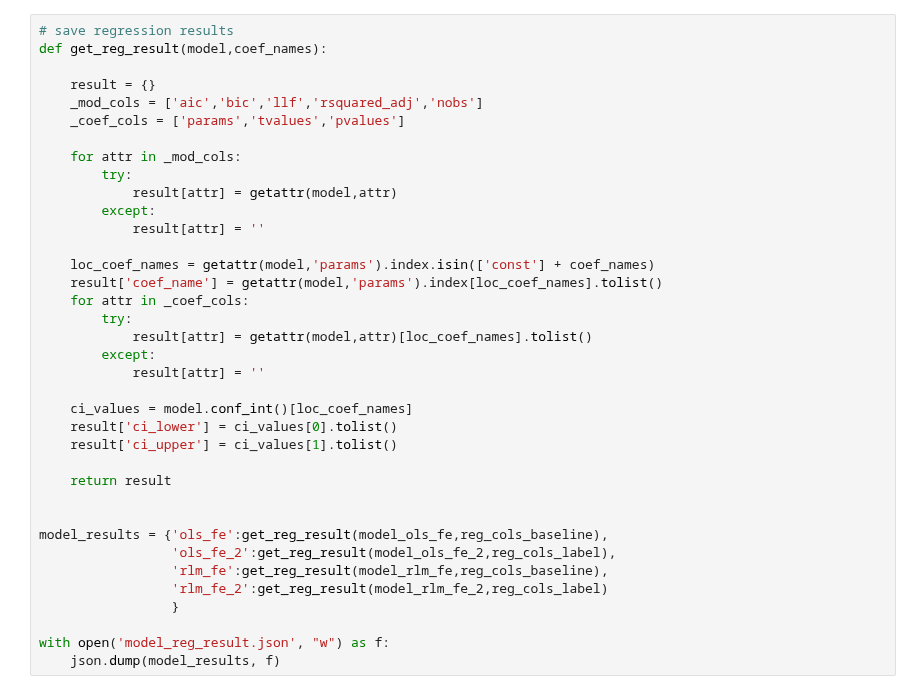
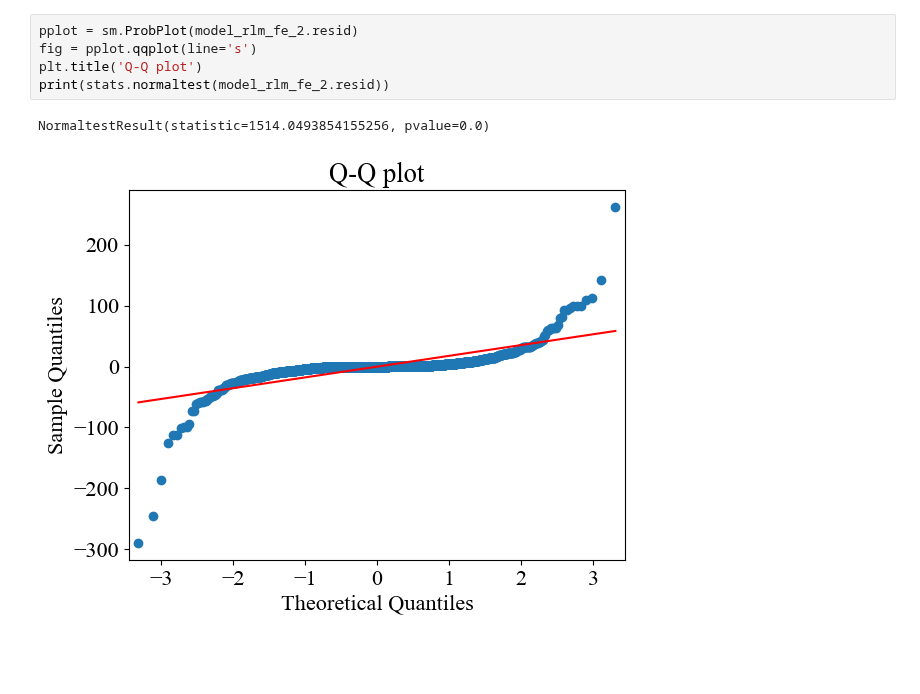
Before and after one commit to zarkwang/attention_discount_project, a Jupyter notebook: experiment_2/analysis.ipynb, the cells around one changed output. Cells and saved outputs as stored; diff of their text form; blank space fills up the shorter version.

```diff
--- a/experiment_2/analysis.ipynb
+++ b/experiment_2/analysis.ipynb
@@ -519,37 +261,8 @@ Text(0, 0.5, 'indifference point minus front-end amount (£)')
-# %%
-# save regression results
-def get_reg_result(model,coef_names):
-
-    result = {}
-    _mod_cols = ['aic','bic','llf','rsquared_adj','nobs']
-    _coef_cols = ['params','tvalues','pvalues']
-
-    for attr in _mod_cols:
-        try:
-            result[attr] = getattr(model,attr)
-        except:
-            result[attr] = ''
-
-    loc_coef_names = getattr(model,'params').index.isin(['const'] + coef_names)
-    result['coef_name'] = getattr(model,'params').index[loc_coef_names].tolist()
-    for attr in _coef_cols:
-        try:
-            result[attr] = getattr(model,attr)[loc_coef_names].tolist()
-        except:
-            result[attr] = ''
-
-    ci_values = model.conf_int()[loc_coef_names]
-    result['ci_lower'] = ci_values[0].tolist()
-    result['ci_upper'] = ci_values[1].tolist()
-
-    return result
-
-
-model_results = {'ols_fe':get_reg_result(model_ols_fe,reg_cols_baseline),
-                 'ols_fe_2':get_reg_result(model_ols_fe_2,reg_cols_label),
-                 'rlm_fe':get_reg_result(model_rlm_fe,reg_cols_baseline),
-                 'rlm_fe_2':get_reg_result(model_rlm_fe_2,reg_cols_label)
-                 }
-
-with open('model_reg_result.json', "w") as f:
-    json.dump(model_results, f)
+# %%
+pplot = sm.ProbPlot(model_rlm_fe_2.resid)
+fig = pplot.qqplot(line='s')
+plt.title('Q-Q plot')
+print(stats.normaltest(model_rlm_fe_2.resid))
+# %% [output]
+NormaltestResult(statistic=1514.0493854155256, pvalue=0.0)
+[figure, added]
```
Also changed, not shown: parts of 31 cells of this notebook, 4 other files.
